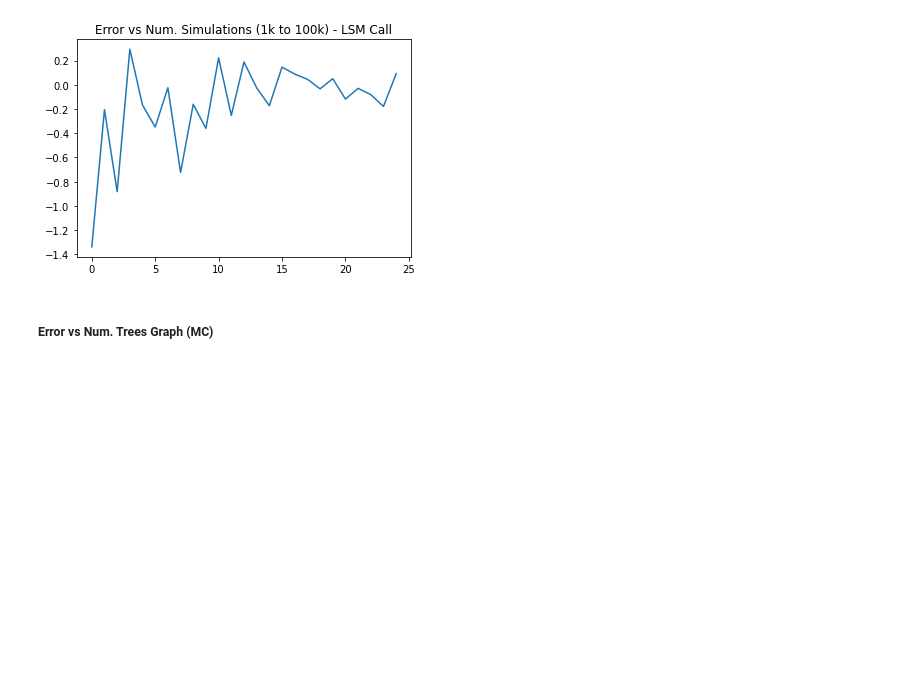
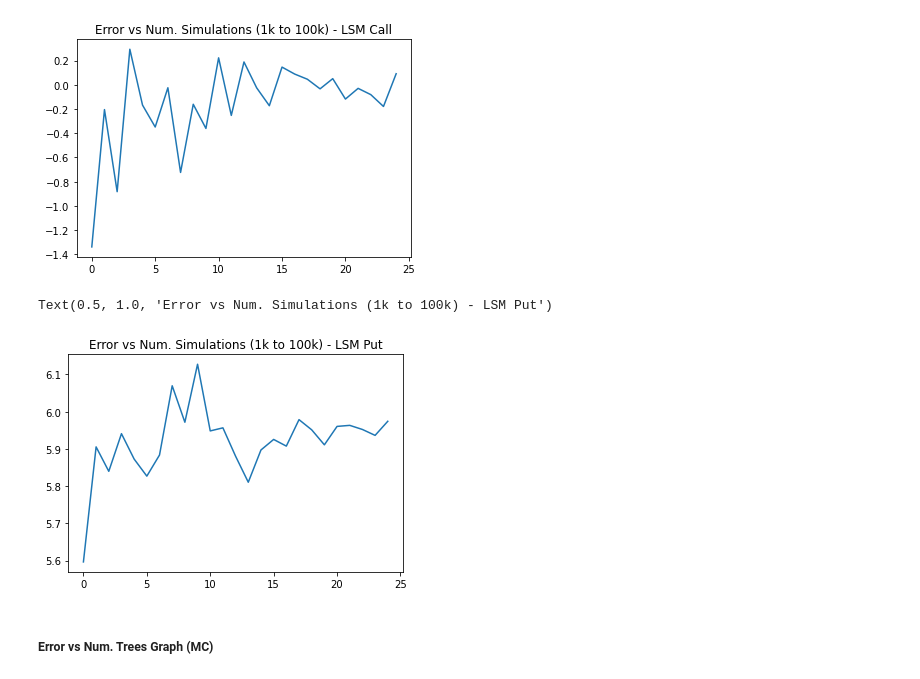
Before and after one commit to sidiyer00/FE620-Option-Pricing, a Jupyter notebook: aapl_pricing.ipynb, the cells around one changed output. Cells and saved outputs as stored; diff of their text form; code cells hidden in the pictures; blank space fills up the shorter version.

Commit message:
Error charts for puts

```diff
--- a/aapl_pricing.ipynb
+++ b/aapl_pricing.ipynb
@@ -102,12 +102,24 @@ for i in range(1000, 100000, 4000):
     # put_price = lsm_pricer("ap", i, S0, K, r, sig, T, discrete_freq, POLY_DEGREE)
     call_price = lsm_pricer("ac", i, S0, K, r, sig, T, discrete_freq, POLY_DEGREE)
     call_fnsims.append(call_price)
+# %%
+put_fnsims = []
+for i in range(1000, 100000, 4000):
+    put_price = lsm_pricer("ap", i, S0, K, r, sig, T, discrete_freq, POLY_DEGREE)
+    # put_price = lsm_pricer("ac", i, S0, K, r, sig, T, discrete_freq, POLY_DEGREE)
+    put_fnsims.append(put_price)
 # %%
 plt.plot(actual_call - np.array(call_fnsims))
 plt.title("Error vs Num. Simulations (1k to 100k) - LSM Call")
 # %% [output]
 Text(0.5, 1.0, 'Error vs Num. Simulations (1k to 100k) - LSM Call')
 [figure]
+# %%
+plt.plot(actual_put - np.array(put_fnsims))
+plt.title("Error vs Num. Simulations (1k to 100k) - LSM Put")
+# %% [output]
+Text(0.5, 1.0, 'Error vs Num. Simulations (1k to 100k) - LSM Put')
+[figure, added]
 # %% [markdown]
 ##### Error vs Num. Trees Graph (MC)
 # %%
```
Also changed, not shown: parts of 2 cells of this notebook.
